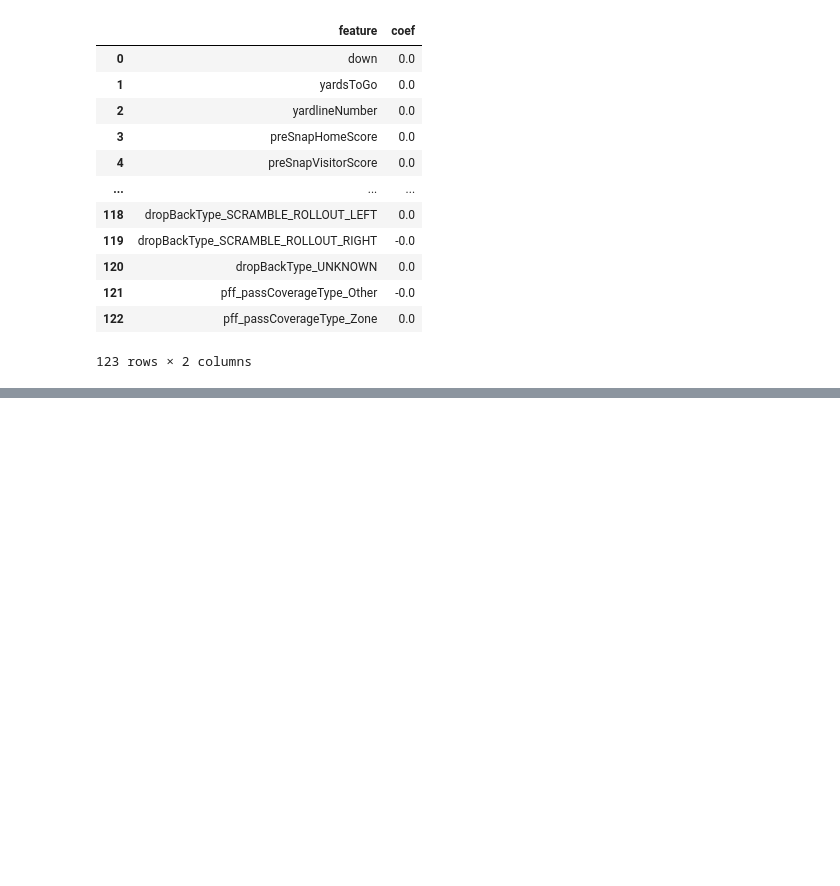
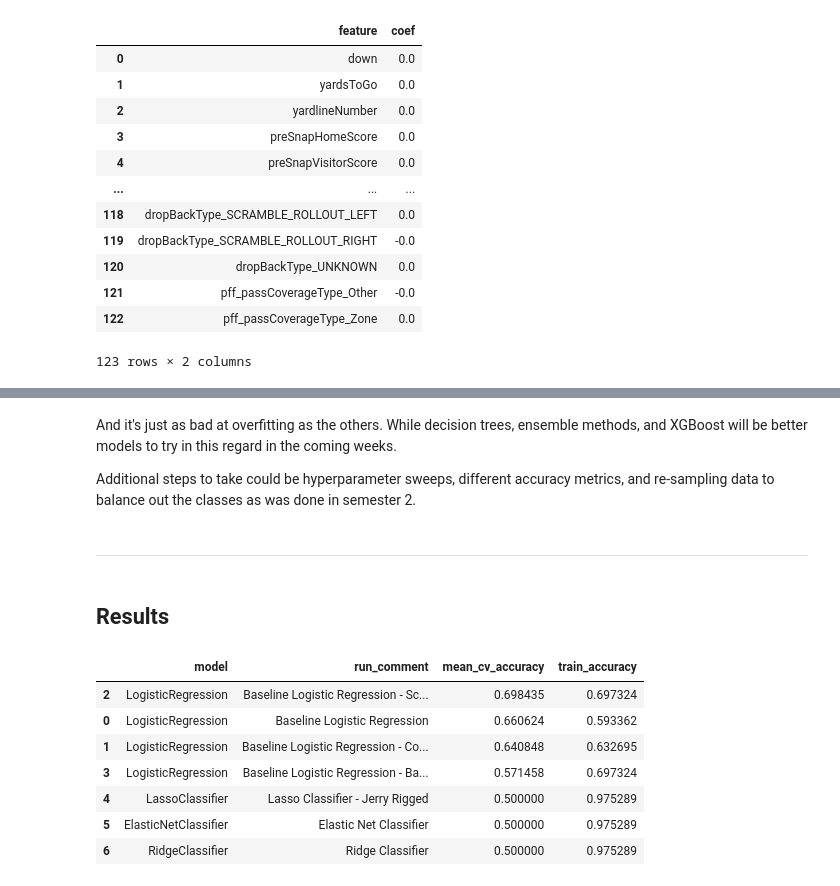
Before and after one commit to LeeMcFarling/AFL_Project, a Jupyter notebook: Modeling/Weekly Assignments/Week_2.ipynb, the cells around one changed output, grey strips where cells are left out. Saved outputs shown, nothing was run; the diff lists cells and outputs as text; code cells hidden in the pictures; blank space fills up the shorter version.

```diff
--- a/Modeling/Weekly Assignments/Week_2.ipynb
+++ b/Modeling/Weekly Assignments/Week_2.ipynb
@@ -653,0 +882,19 @@ coef_df
+# %% [markdown]
+And it's just as bad at overfitting as the others. While decision trees, ensemble methods, and XGBoost will be better models to try in this regard in the coming weeks.
+
+Additional steps to take could be hyperparameter sweeps, different accuracy metrics, and re-sampling data to balance out the classes as was done in semester 2.
+# %% [markdown]
+___
+# %% [markdown]
+## **Results**
+# %%
+combined_results[['model', 'run_comment', 'mean_cv_accuracy', 'train_accuracy']].sort_values('mean_cv_accuracy', ascending=False)
+# %% [output]
+|  | model | run_comment | mean_cv_accuracy | train_accuracy |
+| 2 | LogisticRegression | Baseline Logistic Regression - Sc... | 0.698435 | 0.697324 |
+| 0 | LogisticRegression | Baseline Logistic Regression | 0.660624 | 0.593362 |
+| 1 | LogisticRegression | Baseline Logistic Regression - Co... | 0.640848 | 0.632695 |
+| 3 | LogisticRegression | Baseline Logistic Regression - Ba... | 0.571458 | 0.697324 |
+| 4 | LassoClassifier | Lasso Classifier - Jerry Rigged | 0.500000 | 0.975289 |
+| 5 | ElasticNetClassifier | Elastic Net Classifier | 0.500000 | 0.975289 |
+| 6 | RidgeClassifier | Ridge Classifier | 0.500000 | 0.975289 |
```
Also changed, not shown: parts of 29 cells of this notebook.
